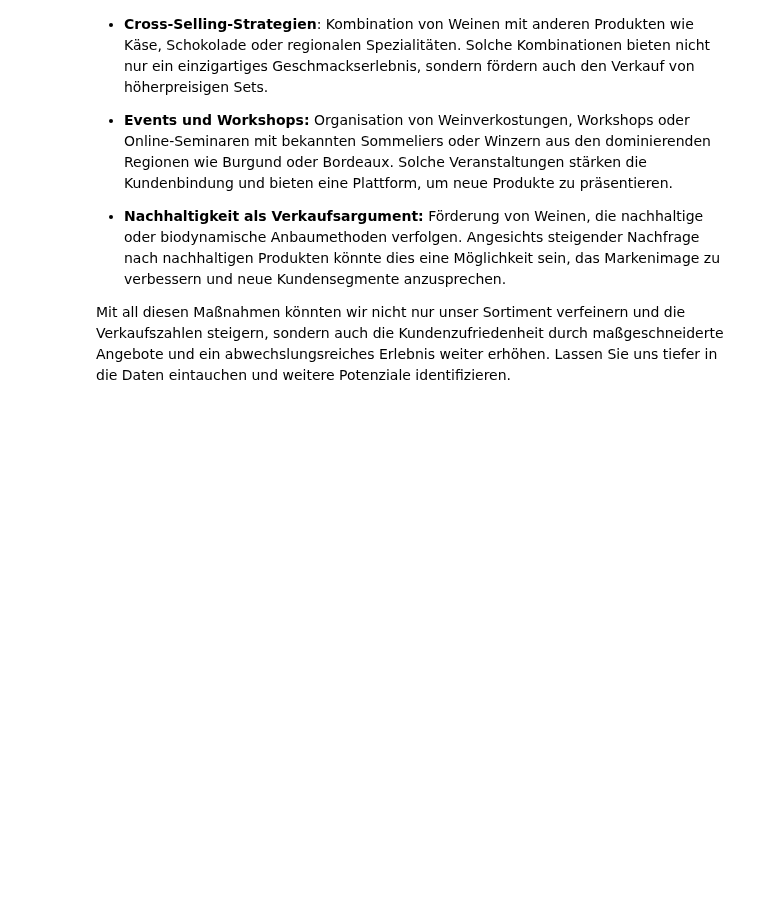
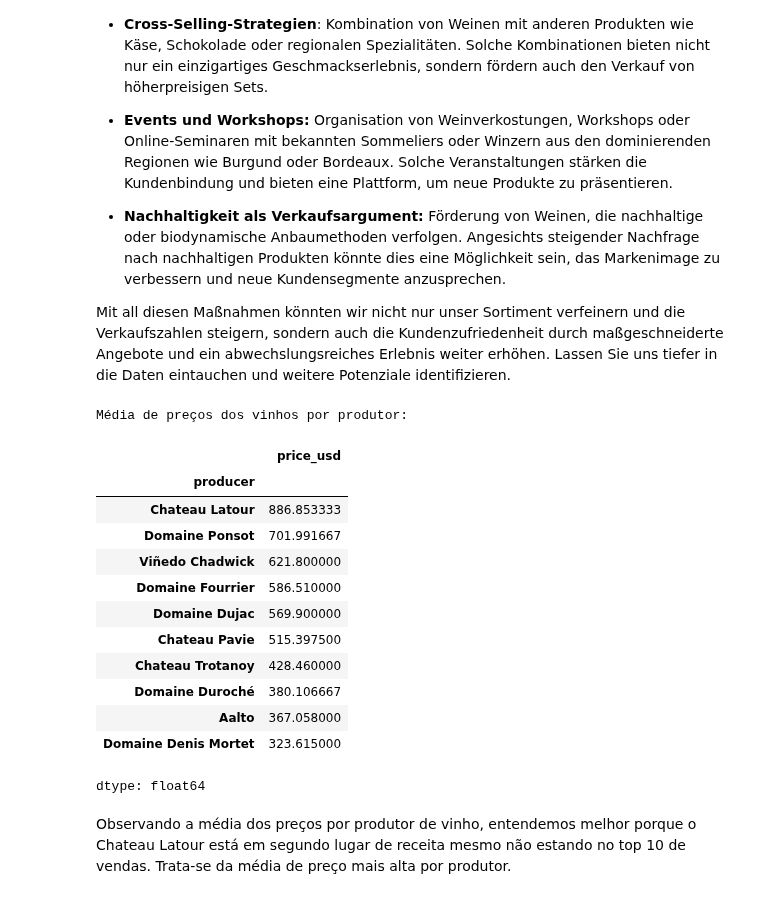
Before and after one commit to awildt01/Zeitreihenanalyse-zur-Nachfrageprognose., a Jupyter notebook: Zeitreihenanalyse_zur_Nachfrageprognose.ipynb, the cells around one changed output. Cells and saved outputs as stored; diff of their text form; code cells hidden in the pictures; blank space fills up the shorter version.

```diff
--- a/Zeitreihenanalyse_zur_Nachfrageprognose.ipynb
+++ b/Zeitreihenanalyse_zur_Nachfrageprognose.ipynb
@@ -2050,3 +2050,26 @@ Welche Strategien könnten wir auf Basis dieser Erkenntnisse entwickeln, sowohl
 - **Nachhaltigkeit als Verkaufsargument:** Förderung von Weinen, die nachhaltige oder biodynamische Anbaumethoden verfolgen. Angesichts steigender Nachfrage nach nachhaltigen Produkten könnte dies eine Möglichkeit sein, das Markenimage zu verbessern und neue Kundensegmente anzusprechen.
 
 Mit all diesen Maßnahmen könnten wir nicht nur unser Sortiment verfeinern und die Verkaufszahlen steigern, sondern auch die Kundenzufriedenheit durch maßgeschneiderte Angebote und ein abwechslungsreiches Erlebnis weiter erhöhen. Lassen Sie uns tiefer in die Daten eintauchen und weitere Potenziale identifizieren.
+# %%
+print('Média de preços dos vinhos por produtor:\n')
+
+producer_price = df_store_clean.groupby('producer')['price_usd'].mean().sort_values(ascending = False)[:10]
+
+producer_price
+# %% [output]
+Média de preços dos vinhos por produtor:
+|  | price_usd |
+| producer |  |
+| Chateau Latour | 886.853333 |
+| Domaine Ponsot | 701.991667 |
+| Viñedo Chadwick | 621.800000 |
+| Domaine Fourrier | 586.510000 |
+| Domaine Dujac | 569.900000 |
+| Chateau Pavie | 515.397500 |
+| Chateau Trotanoy | 428.460000 |
+| Domaine Duroché | 380.106667 |
+| Aalto | 367.058000 |
+| Domaine Denis Mortet | 323.615000 |
+dtype: float64
+# %% [markdown]
+Observando a média dos preços por produtor de vinho, entendemos melhor porque o Chateau Latour está em segundo lugar de receita mesmo não estando no top 10 de vendas. Trata-se da média de preço mais alta por produtor.
```
Also changed, not shown: parts of 2 cells of this notebook.
